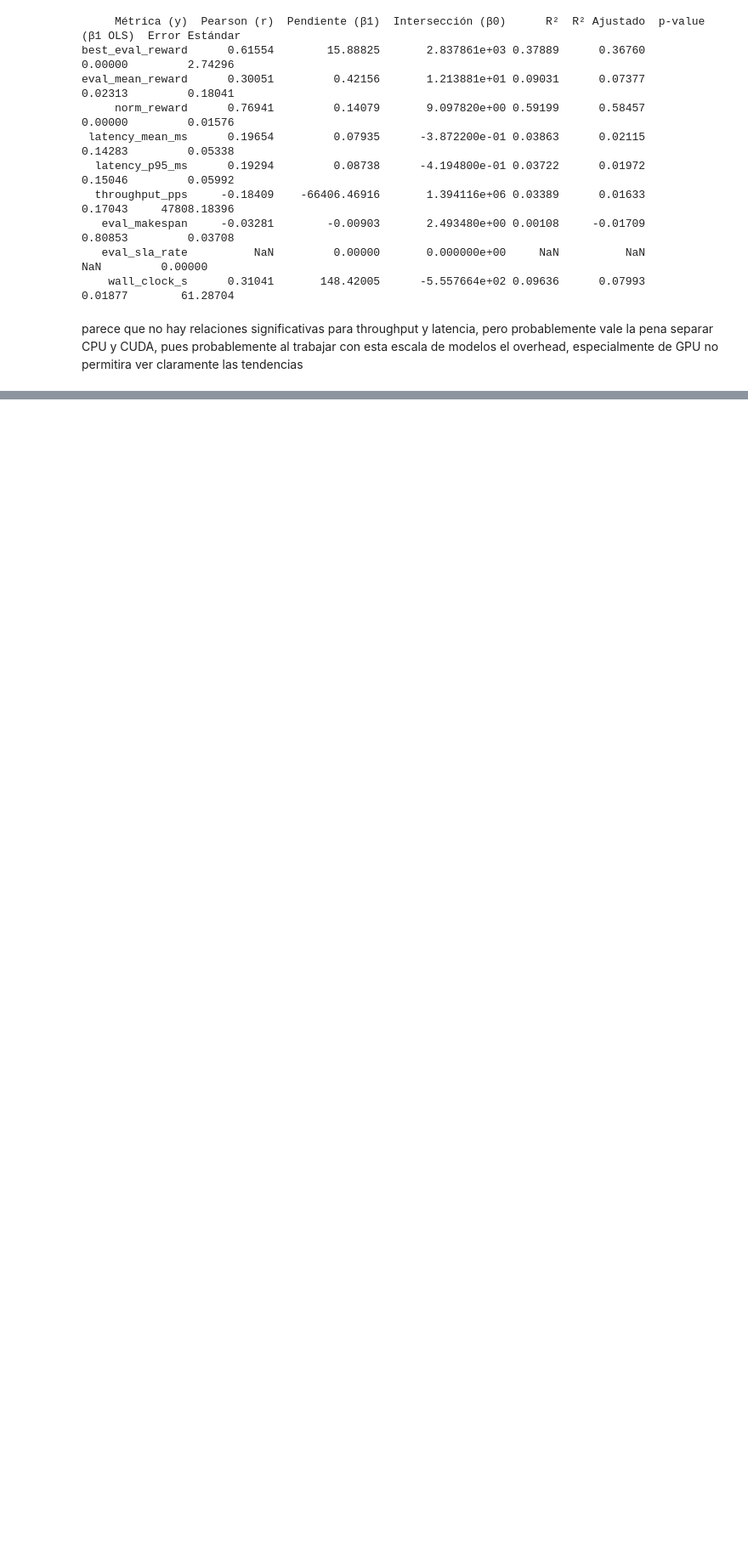
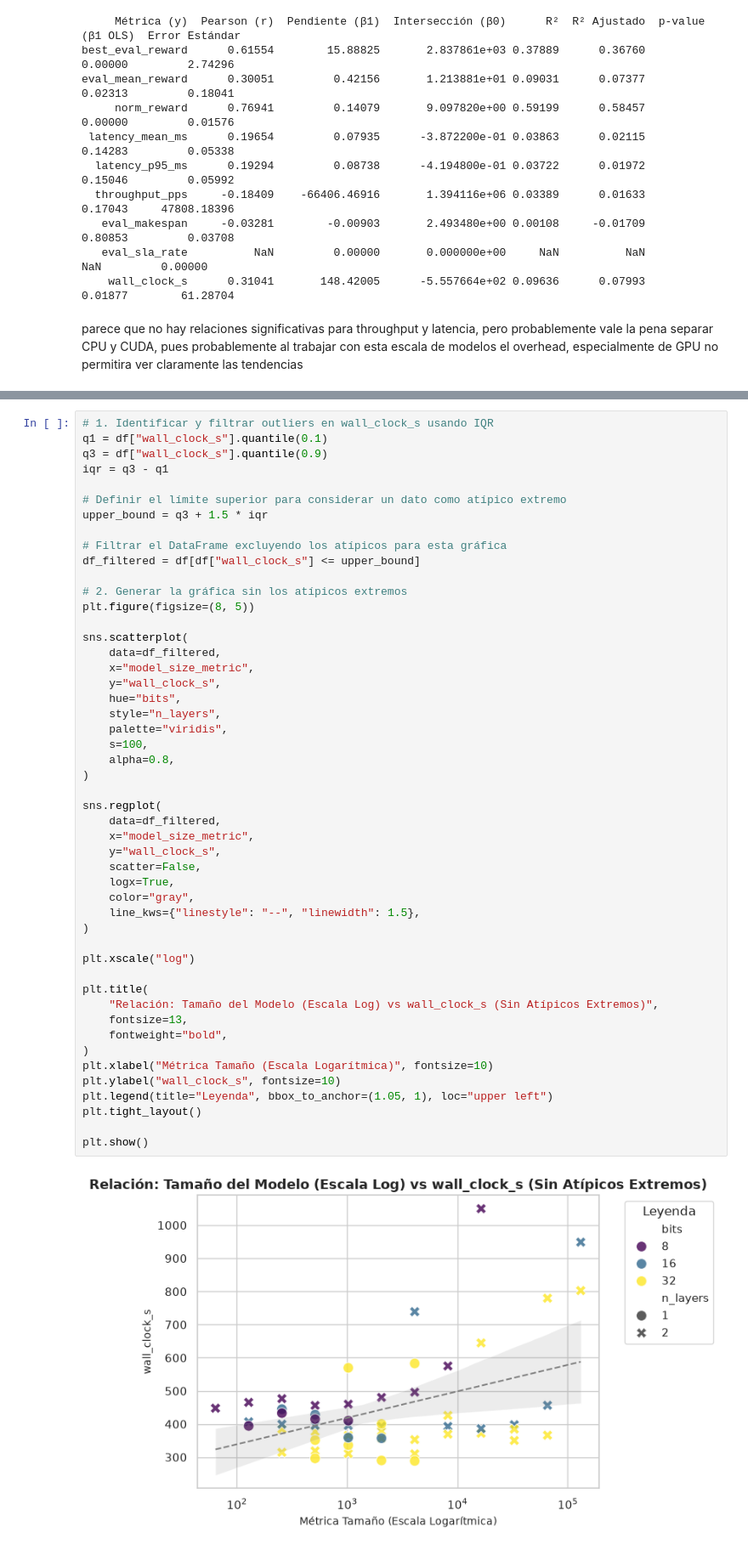
Before and after one commit to Markuves/d2ql, a Jupyter notebook: notebooks/results_analisis.ipynb, the cells around one changed output, grey strips where cells are left out. Shown at 85% size. Cells and saved outputs as stored; diff of their text form; blank space fills up the shorter version.

```diff
--- a/notebooks/results_analisis.ipynb
+++ b/notebooks/results_analisis.ipynb
@@ -229,0 +232,51 @@ Device     Métrica (y)  Pearson (r)  p-value (Pearson)  Pendiente (β1)  Inters
+# %%
+# 1. Identificar y filtrar outliers en wall_clock_s usando IQR
+q1 = df["wall_clock_s"].quantile(0.1)
+q3 = df["wall_clock_s"].quantile(0.9)
+iqr = q3 - q1
+
+# Definir el límite superior para considerar un dato como atípico extremo
+upper_bound = q3 + 1.5 * iqr
+
+# Filtrar el DataFrame excluyendo los atípicos para esta gráfica
+df_filtered = df[df["wall_clock_s"] <= upper_bound]
+
+# 2. Generar la gráfica sin los atípicos extremos
+plt.figure(figsize=(8, 5))
+
+sns.scatterplot(
+    data=df_filtered,
+    x="model_size_metric",
+    y="wall_clock_s",
+    hue="bits",
+    style="n_layers",
+    palette="viridis",
+    s=100,
+    alpha=0.8,
+)
+
+sns.regplot(
+    data=df_filtered,
+    x="model_size_metric",
+    y="wall_clock_s",
+    scatter=False,
+    logx=True,
+    color="gray",
+    line_kws={"linestyle": "--", "linewidth": 1.5},
+)
+
+plt.xscale("log")
+
+plt.title(
+    "Relación: Tamaño del Modelo (Escala Log) vs wall_clock_s (Sin Atípicos Extremos)",
+    fontsize=13,
+    fontweight="bold",
+)
+plt.xlabel("Métrica Tamaño (Escala Logarítmica)", fontsize=10)
+plt.ylabel("wall_clock_s", fontsize=10)
+plt.legend(title="Leyenda", bbox_to_anchor=(1.05, 1), loc="upper left")
+plt.tight_layout()
+
+plt.show()
+# %% [output]
+[figure, added]
```
Also changed, not shown: parts of 3 cells of this notebook, 3 other files.
